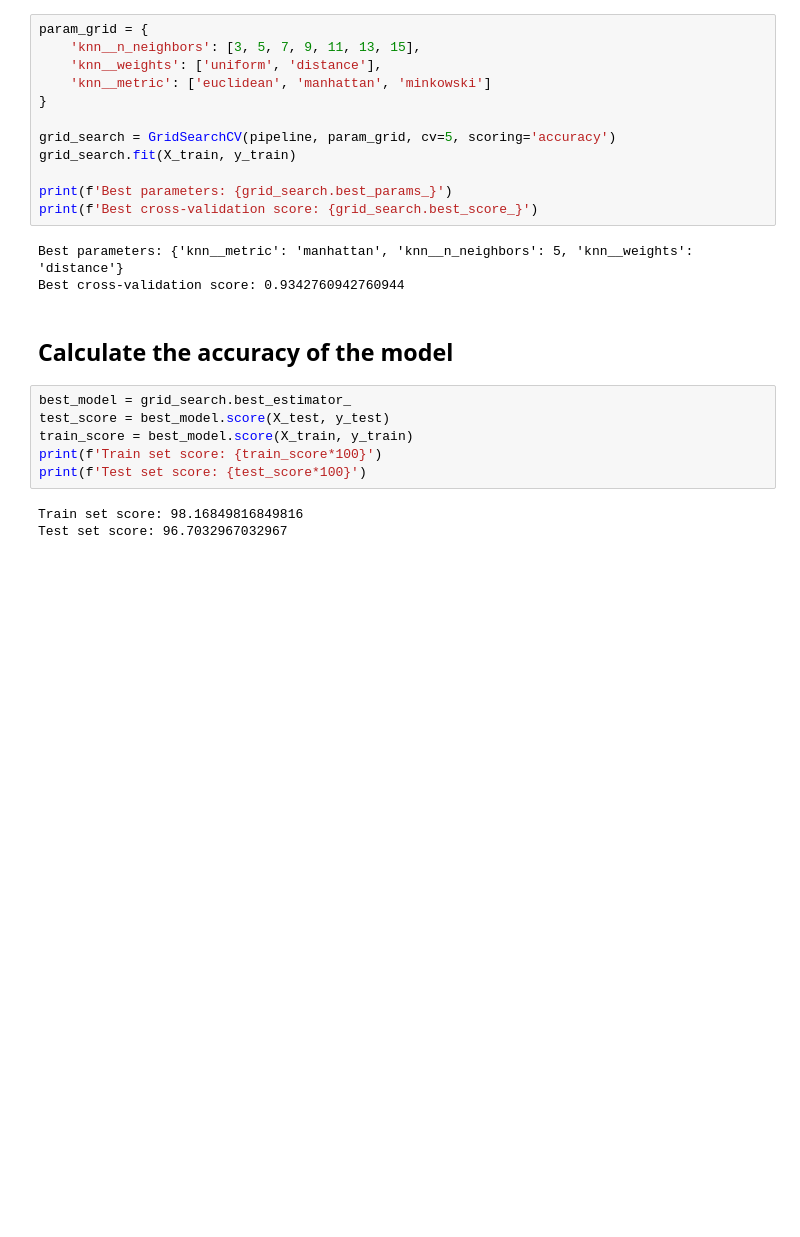
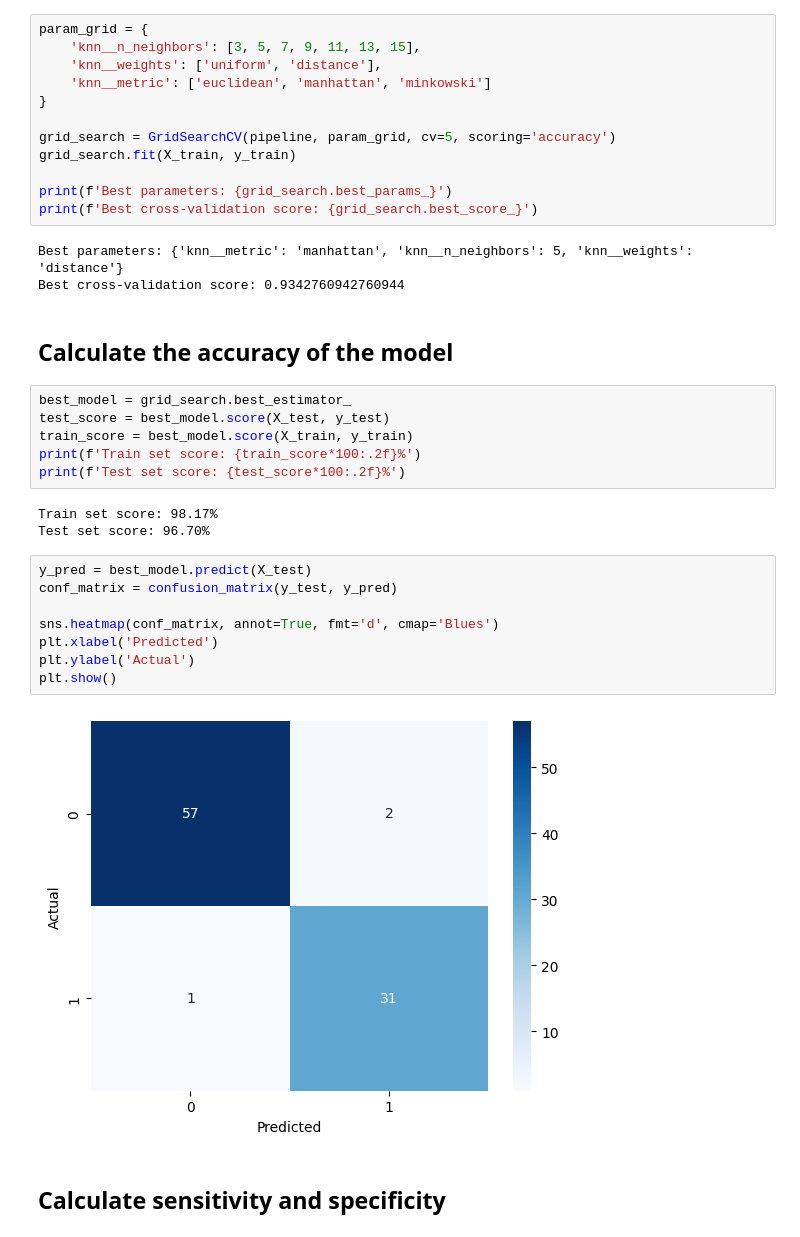
Before and after one commit to amg-eng/Thyroid_Cancer_Risk, a Jupyter notebook: Models/KNN_Model.ipynb, the cells around one changed output. Saved outputs shown, nothing was run; the diff lists cells and outputs as text; blank space fills up the shorter version.

Commit message:
KNN and SVM models have been saved.

```diff
--- a/Models/KNN_Model.ipynb
+++ b/Models/KNN_Model.ipynb
@@ -129,8 +130,20 @@ Best cross-validation score: 0.9342760942760944
 best_model = grid_search.best_estimator_
 test_score = best_model.score(X_test, y_test)
 train_score = best_model.score(X_train, y_train)
-print(f'Train set score: {train_score*100}')
-print(f'Test set score: {test_score*100}')
+print(f'Train set score: {train_score*100:.2f}%')
+print(f'Test set score: {test_score*100:.2f}%')
 # %% [output]
-Train set score: 98.16849816849816
-Test set score: 96.7032967032967
+Train set score: 98.17%
+Test set score: 96.70%
+# %%
+y_pred = best_model.predict(X_test)
+conf_matrix = confusion_matrix(y_test, y_pred)
+
+sns.heatmap(conf_matrix, annot=True, fmt='d', cmap='Blues')
+plt.xlabel('Predicted')
+plt.ylabel('Actual')
+plt.show()
+# %% [output]
+[figure, added]
+# %% [markdown]
+## Calculate sensitivity and specificity
```
Also changed, not shown: parts of 6 cells of this notebook, 3 other files.
